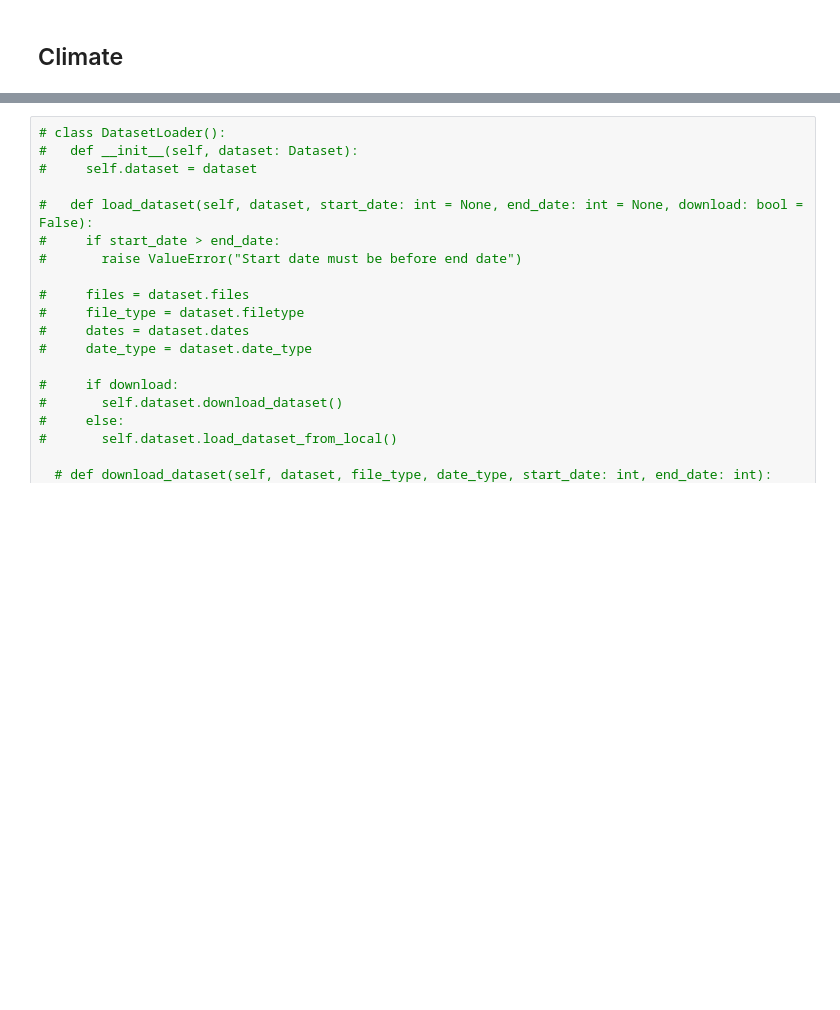
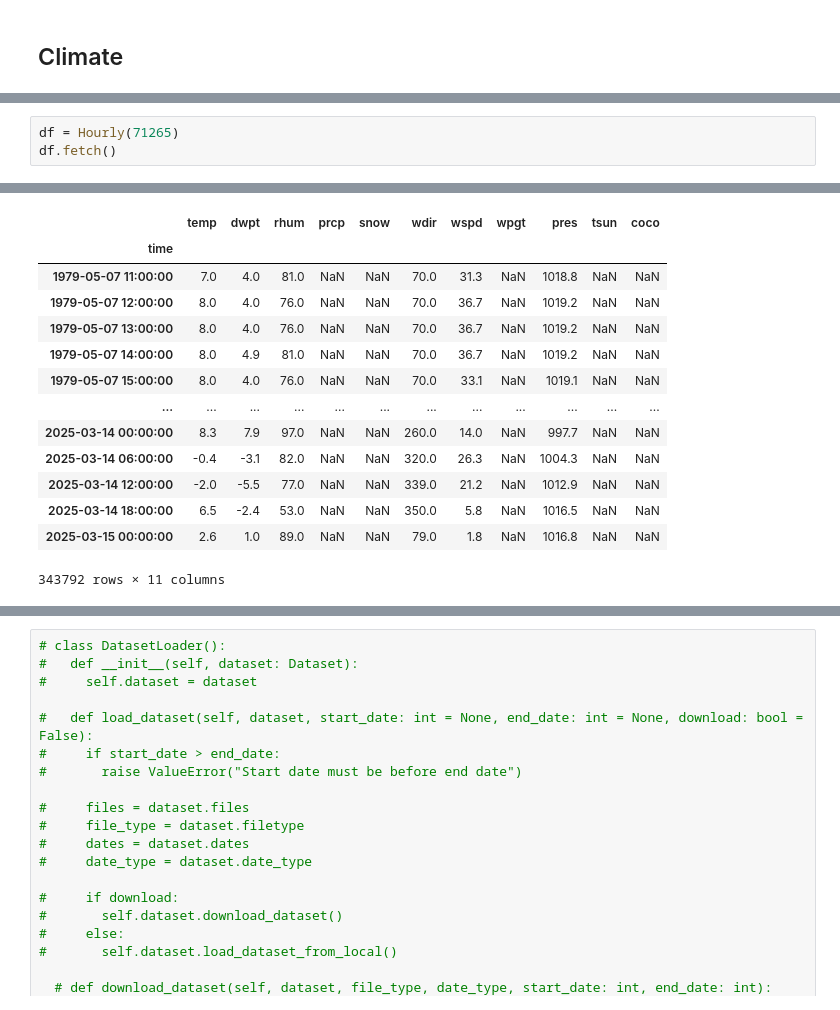
Before and after one commit to tanmayyb/ele70_bv03, a Jupyter notebook: research/datasets/dataset.ipynb, the cells around one changed output, grey strips where cells are left out. Drawn from its saved outputs; the diff is of its cells as text; blank space fills up the shorter version.

```diff
--- a/research/datasets/dataset.ipynb
+++ b/research/datasets/dataset.ipynb
@@ -60,0 +216,4 @@ dataset.load_dataset(start_date=202001, end_date=202101)
+# %%
+df = Hourly(71265)
+df.fetch()
+# %% [output]
@@ -60,0 +221,14 @@ dataset.load_dataset(start_date=202001, end_date=202101)
+|  | temp | dwpt | rhum | prcp | snow | wdir | wspd | wpgt | pres | tsun | coco |
+| time |  |  |  |  |  |  |  |  |  |  |  |
+| 1979-05-07 11:00:00 | 7.0 | 4.0 | 81.0 | NaN | NaN | 70.0 | 31.3 | NaN | 1018.8 | NaN | NaN |
+| 1979-05-07 12:00:00 | 8.0 | 4.0 | 76.0 | NaN | NaN | 70.0 | 36.7 | NaN | 1019.2 | NaN | NaN |
+| 1979-05-07 13:00:00 | 8.0 | 4.0 | 76.0 | NaN | NaN | 70.0 | 36.7 | NaN | 1019.2 | NaN | NaN |
+| 1979-05-07 14:00:00 | 8.0 | 4.9 | 81.0 | NaN | NaN | 70.0 | 36.7 | NaN | 1019.2 | NaN | NaN |
+| 1979-05-07 15:00:00 | 8.0 | 4.0 | 76.0 | NaN | NaN | 70.0 | 33.1 | NaN | 1019.1 | NaN | NaN |
+| ... | ... | ... | ... | ... | ... | ... | ... | ... | ... | ... | ... |
+| 2025-03-14 00:00:00 | 8.3 | 7.9 | 97.0 | NaN | NaN | 260.0 | 14.0 | NaN | 997.7 | NaN | NaN |
+| 2025-03-14 06:00:00 | -0.4 | -3.1 | 82.0 | NaN | NaN | 320.0 | 26.3 | NaN | 1004.3 | NaN | NaN |
+| 2025-03-14 12:00:00 | -2.0 | -5.5 | 77.0 | NaN | NaN | 339.0 | 21.2 | NaN | 1012.9 | NaN | NaN |
+| 2025-03-14 18:00:00 | 6.5 | -2.4 | 53.0 | NaN | NaN | 350.0 | 5.8 | NaN | 1016.5 | NaN | NaN |
+| 2025-03-15 00:00:00 | 2.6 | 1.0 | 89.0 | NaN | NaN | 79.0 | 1.8 | NaN | 1016.8 | NaN | NaN |
+343792 rows × 11 columns
```
Also changed, not shown: parts of 18 cells of this notebook.
